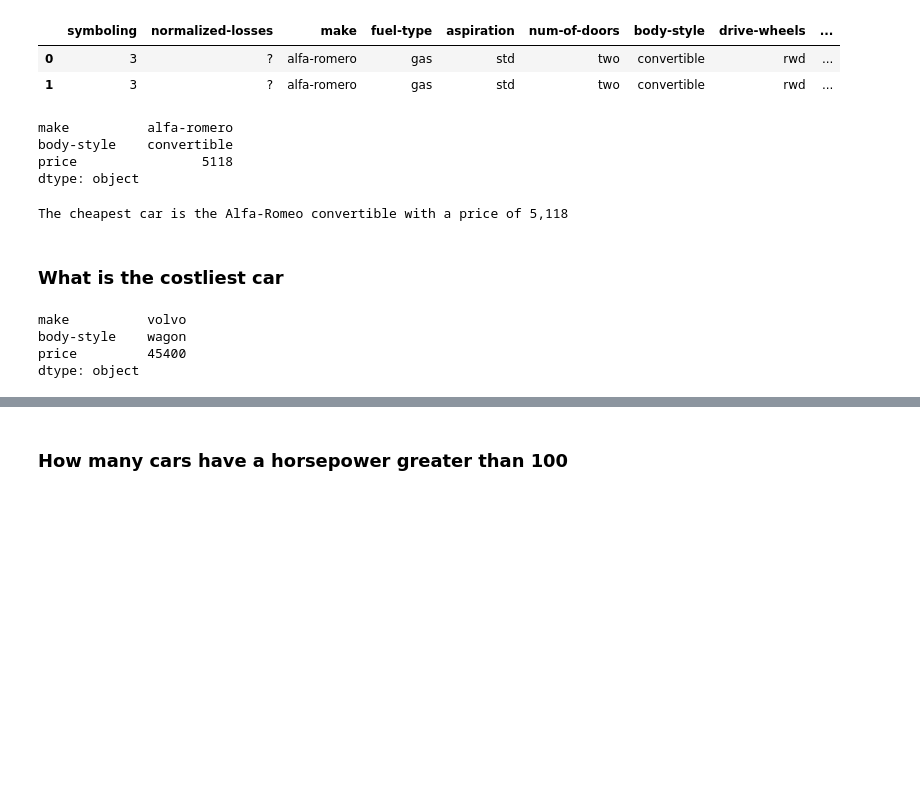
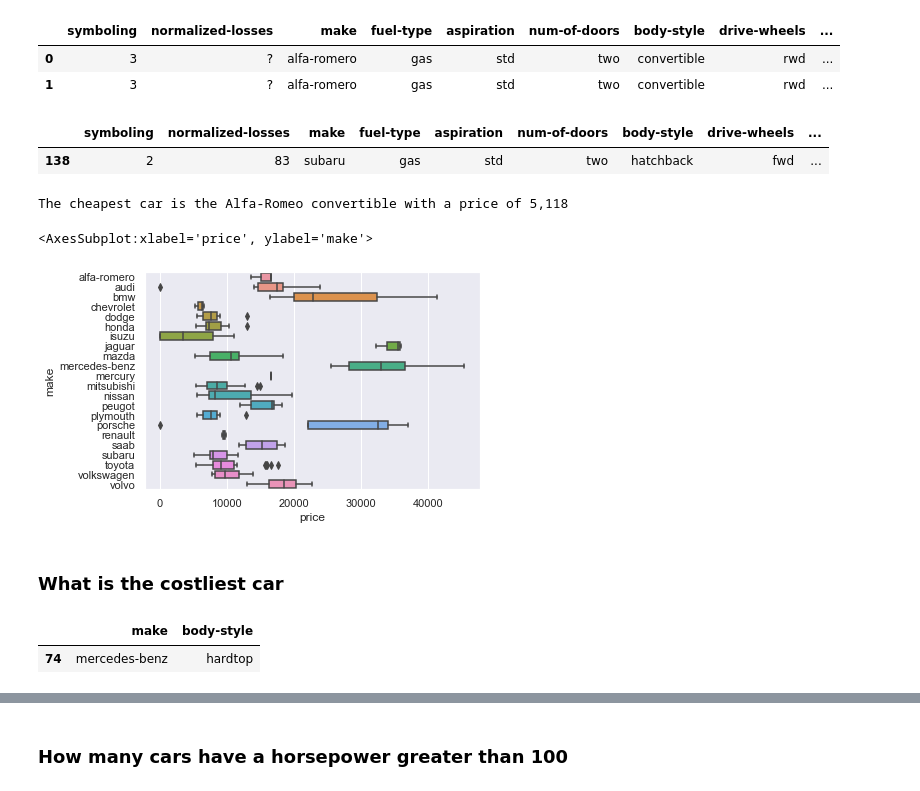
Before and after one commit to rufinsteve/Kaggle-Projects, a Jupyter notebook: Kaggle/Automobile-kaggle-dataset.ipynb, the cells around one changed output, grey strips where cells are left out. Saved outputs shown, nothing was run; the diff lists cells and outputs as text; code cells hidden in the pictures; blank space fills up the shorter version.

```diff
--- a/Kaggle/Automobile-kaggle-dataset.ipynb
+++ b/Kaggle/Automobile-kaggle-dataset.ipynb
@@ -70,11 +81,8 @@ df.head(2)
 | 1 | 3 | ? | alfa-romero | gas | std | two | convertible | rwd | ... |
 # %%
 # We exclude the rows for cars which price value is o
-df[df['price']!=0][['make','body-style','price']].min()
-#
+df[df['price']==df[df['price']!=0]['price'].min()]
 # %% [output]
-make          alfa-romero
-body-style    convertible
-price                5118
-dtype: object
+|  | symboling | normalized-losses | make | fuel-type | aspiration | num-of-doors | body-style | drive-wheels | ... |
+| 138 | 2 | 83 | subaru | gas | std | two | hatchback | fwd | ... |
 # %%
@@ -82,11 +90,14 @@ print("The cheapest car is the Alfa-Romeo convertible with a price of 5,118")
 # %% [output]
 The cheapest car is the Alfa-Romeo convertible with a price of 5,118
+# %%
+sns.boxplot(x=df['price'],y=df['make'],data=df)
+# %% [output]
+<AxesSubplot:xlabel='price', ylabel='make'>
+[figure, added]
 # %% [markdown]
 <h3> What is the costliest car
 # %%
-df[['make','body-style','price']].max()
+df[df['price']==45400][['make','body-style']]
 # %% [output]
-make          volvo
-body-style    wagon
-price         45400
-dtype: object
+|  | make | body-style |
+| 74 | mercedes-benz | hardtop |
```
Also changed, not shown: parts of 9 cells of this notebook.
